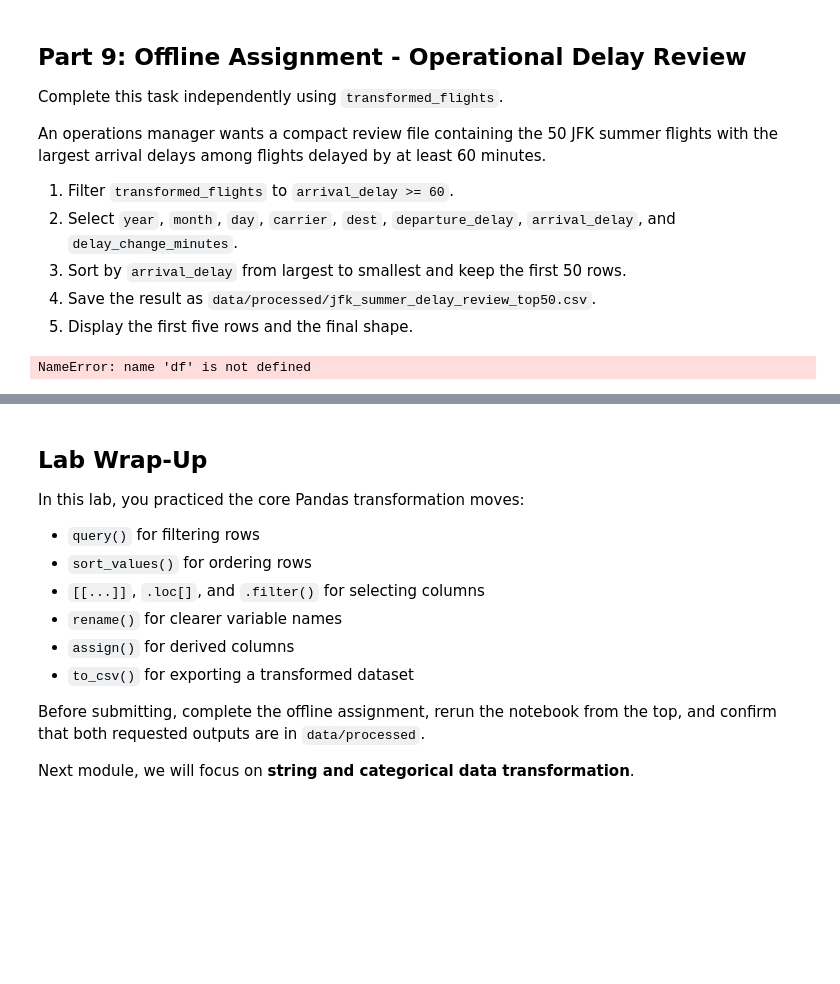
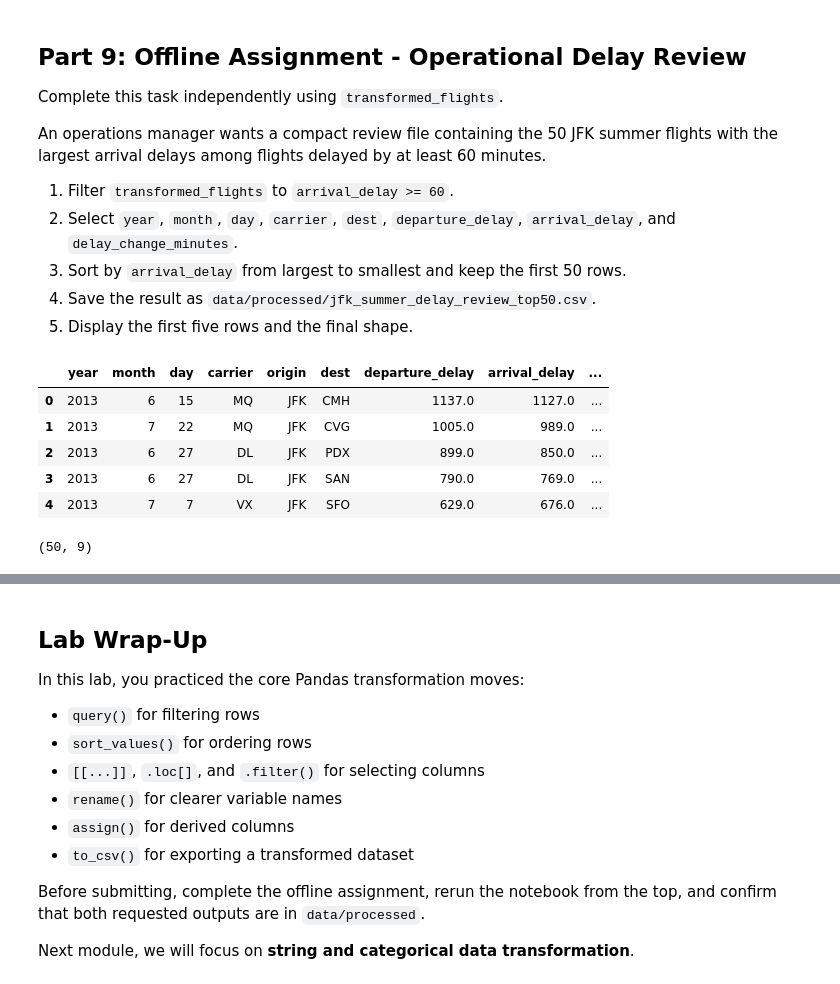
Before and after one commit to mlholg99/ban6003-week-05-06-Meagan_Holguin, a Jupyter notebook: notebooks/module5_basic_transformation_guided_lab.ipynb, the cells around one changed output, grey strips where cells are left out. Cells and saved outputs as stored; diff of their text form; code cells hidden in the pictures; blank space fills up the shorter version.

```diff
--- a/notebooks/module5_basic_transformation_guided_lab.ipynb
+++ b/notebooks/module5_basic_transformation_guided_lab.ipynb
@@ -748,13 +748,34 @@ An operations manager wants a compact review file containing the 50 JFK summer f
 # %%
 # Offline Assignment - Your code here
 # Suggested sequence:
 # 1. Use .query() for the delay condition.
 # 2. Select the eight requested columns with [[...]].
 # 3. Use .sort_values(..., ascending=False).head(50).
 # 4. Save with output_dir / "jfk_summer_delay_review_top50.csv".
 # Build a DataFrame named jfk_summer_delay_review.
+
+jfk_summer_delay_review = transformed_flights.query("arrival_delay >= 60")
+
+jfk_summer_delay_review= jfk_summer_delay_review[[
+    "year", "month", "day", "carrier", "origin", "dest",
+    "departure_delay", "arrival_delay", "delay_change_minutes"
+]]
+
+jfk_summer_delay_review = jfk_summer_delay_review.sort_values("arrival_delay", ascending=False).head(50)
+
+output_path = output_dir / "jfk_summer_delay_review_top50.csv"
+jfk_summer_delay_review.to_csv(output_path, index=False)
+
+display(jfk_summer_delay_review.head())
+print(jfk_summer_delay_review.shape)
 # %% [output]
+|  | year | month | day | carrier | origin | dest | departure_delay | arrival_delay | ... |
+| 0 | 2013 | 6 | 15 | MQ | JFK | CMH | 1137.0 | 1127.0 | ... |
+| 1 | 2013 | 7 | 22 | MQ | JFK | CVG | 1005.0 | 989.0 | ... |
+| 2 | 2013 | 6 | 27 | DL | JFK | PDX | 899.0 | 850.0 | ... |
+| 3 | 2013 | 6 | 27 | DL | JFK | SAN | 790.0 | 769.0 | ... |
+| 4 | 2013 | 7 | 7 | VX | JFK | SFO | 629.0 | 676.0 | ... |
-NameError: name 'df' is not defined
+(50, 9)
 # %% [markdown]
 ### Offline Assignment Reflection
 
```
Also changed, not shown: parts of 1 cell of this notebook.
